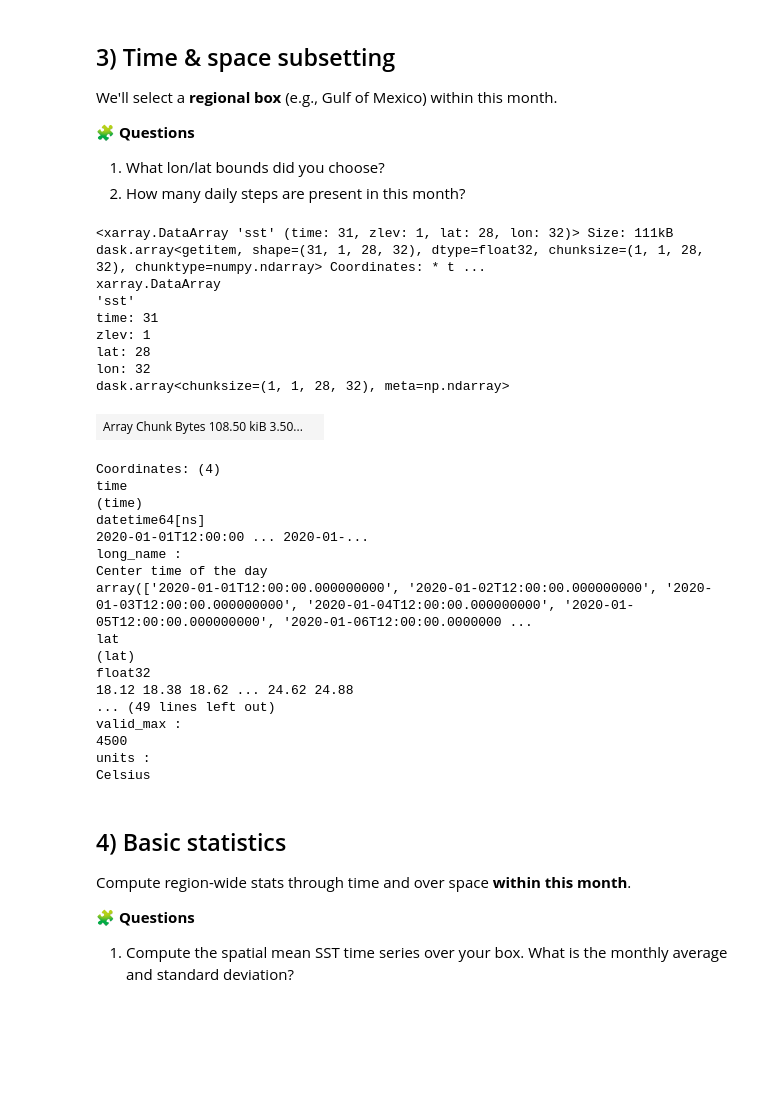
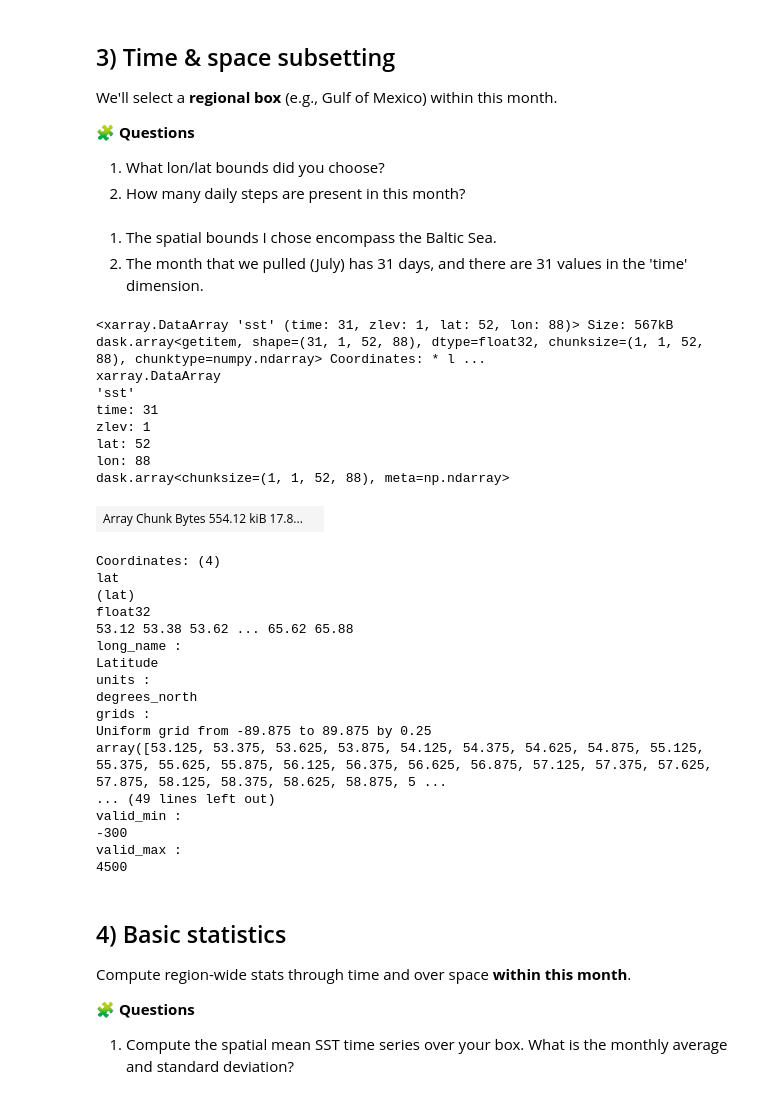
Before and after one commit to brietteshea/ATMS-523-Module-2-Checkin, a Jupyter notebook: notebooks/01_xarray_oisst_exercises.ipynb, the cells around one changed output. Cells and saved outputs as stored; diff of their text form; code cells hidden in the pictures; blank space fills up the shorter version.

```diff
--- a/notebooks/01_xarray_oisst_exercises.ipynb
+++ b/notebooks/01_xarray_oisst_exercises.ipynb
@@ -144,53 +152,56 @@ We'll select a **regional box** (e.g., Gulf of Mexico) within this month.
 **🧩 Questions**
 1. What lon/lat bounds did you choose?
 2. How many daily steps are present in this month?
+# %% [markdown]
+1. The spatial bounds I chose encompass the Baltic Sea.
+2. The month that we pulled (July) has 31 days, and there are 31 values in the 'time' dimension.
 # %%
 var = "sst"
 
-lon_min, lon_max = -98, -90   # TODO
-lat_min, lat_max =  18,  25   # TODO
+lon_min, lon_max = 9, 31   # TODO
+lat_min, lat_max =  53, 66   # TODO
 
 def to_0360(lon):
     lon = np.asarray(lon)
     out = np.mod(lon, 360.0)
     out[out < 0] += 360.0
     return out
 
 lon_min_0360, lon_max_0360 = to_0360([lon_min, lon_max])
 
 dss = ds.sel(
     lon=slice(lon_min_0360, lon_max_0360),
     lat=slice(lat_min, lat_max)
 )
 
 dss[var]
 # %% [output]
-<xarray.DataArray 'sst' (time: 31, zlev: 1, lat: 28, lon: 32)> Size: 111kB dask.array<getitem, shape=(31, 1, 28, 32), dtype=float32, chunksize=(1, 1, 28, 32), chunktype=numpy.ndarray> Coordinates: * t ...
+<xarray.DataArray 'sst' (time: 31, zlev: 1, lat: 52, lon: 88)> Size: 567kB dask.array<getitem, shape=(31, 1, 52, 88), dtype=float32, chunksize=(1, 1, 52, 88), chunktype=numpy.ndarray> Coordinates: * l ...
 xarray.DataArray
 'sst'
 time: 31
 zlev: 1
-lat: 28
-lon: 32
-dask.array<chunksize=(1, 1, 28, 32), meta=np.ndarray>
+lat: 52
+lon: 88
+dask.array<chunksize=(1, 1, 52, 88), meta=np.ndarray>
-| Array Chunk Bytes 108.50 kiB 3.50... |  |
+| Array Chunk Bytes 554.12 kiB 17.8... |  |
 Coordinates: (4)
-time
-(time)
-datetime64[ns]
-2020-01-01T12:00:00 ... 2020-01-...
-long_name :
-Center time of the day
-array(['2020-01-01T12:00:00.000000000', '2020-01-02T12:00:00.000000000', '2020-01-03T12:00:00.000000000', '2020-01-04T12:00:00.000000000', '2020-01-05T12:00:00.000000000', '2020-01-06T12:00:00.0000000 ...
 lat
 (lat)
 float32
-18.12 18.38 18.62 ... 24.62 24.88
+53.12 53.38 53.62 ... 65.62 65.88
+long_name :
+Latitude
+units :
+degrees_north
+grids :
+Uniform grid from -89.875 to 89.875 by 0.25
+array([53.125, 53.375, 53.625, 53.875, 54.125, 54.375, 54.625, 54.875, 55.125, 55.375, 55.625, 55.875, 56.125, 56.375, 56.625, 56.875, 57.125, 57.375, 57.625, 57.875, 58.125, 58.375, 58.625, 58.875, 5 ...
 ... (49 lines left out)
+valid_min :
+-300
 valid_max :
 4500
-units :
-Celsius
 # %% [markdown]
 ## 4) Basic statistics
 
```
Also changed, not shown: parts of 9 cells of this notebook, 1 other file.
